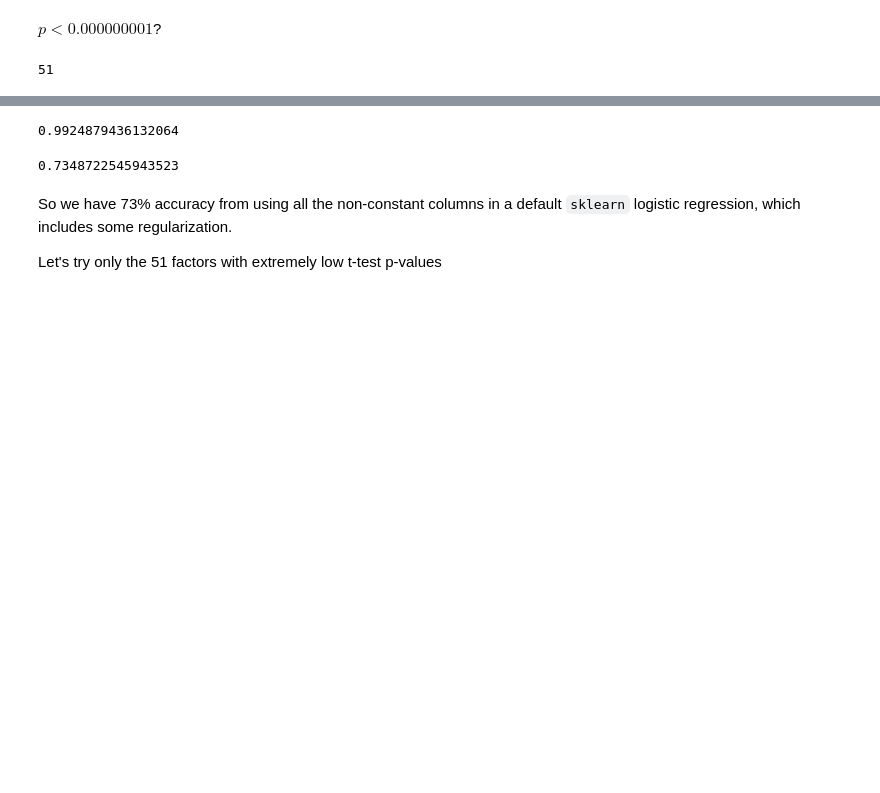
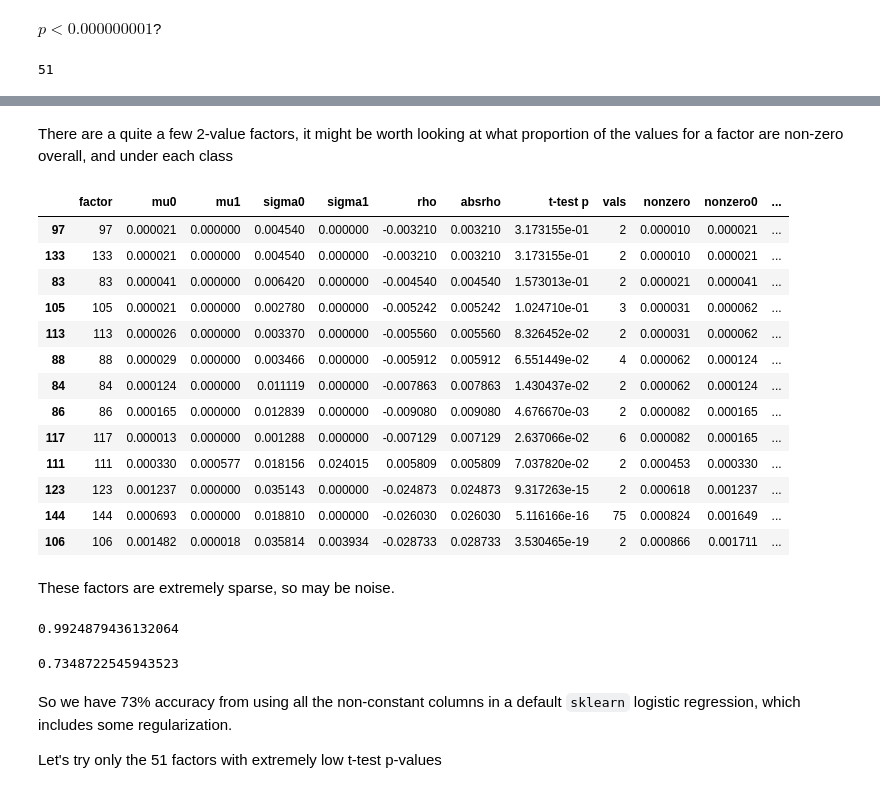
Before and after one commit to AML-Project-Group/impersonation_detection, a Jupyter notebook: feature selection.ipynb, the cells around one changed output, grey strips where cells are left out. Drawn from its saved outputs; the diff is of its cells as text; code cells hidden in the pictures; blank space fills up the shorter version.

```diff
--- a/feature selection.ipynb
+++ b/feature selection.ipynb
@@ -78,0 +139,2 @@ len(factors[factors["t-test p"] < 0.000000001])
+# %%
+factors["vals"] = factors.factor.apply(lambda f: len(train[f].unique()))
@@ -79,3 +161,31 @@ len(factors[factors["t-test p"] < 0.000000001])
+# %% [markdown]
+There are a quite a few 2-value factors, it might be worth looking at what proportion of the values for a factor are non-zero overall, and under each class
+# %%
+l = len(trainX)
+l0 = len(trainX0)
+l1 = len(trainX1)
+factors["nonzero"] = factors.factor.apply(lambda f: len(trainX.loc[trainX[f]!=0])/l)
+factors["nonzero0"] = factors.factor.apply(lambda f: len(trainX0.loc[trainX0[f]!=0])/l0)
+factors["nonzero1"] = factors.factor.apply(lambda f: len(trainX1.loc[trainX1[f]!=0])/l1)
+# %%
+factors.sort_values(by="nonzero").loc[factors["nonzero"]<0.001]
+# %% [output]
+|  | factor | mu0 | mu1 | sigma0 | sigma1 | rho | absrho | t-test p | vals | nonzero | nonzero0 | ... |
+| 97 | 97 | 0.000021 | 0.000000 | 0.004540 | 0.000000 | -0.003210 | 0.003210 | 3.173155e-01 | 2 | 0.000010 | 0.000021 | ... |
+| 133 | 133 | 0.000021 | 0.000000 | 0.004540 | 0.000000 | -0.003210 | 0.003210 | 3.173155e-01 | 2 | 0.000010 | 0.000021 | ... |
+| 83 | 83 | 0.000041 | 0.000000 | 0.006420 | 0.000000 | -0.004540 | 0.004540 | 1.573013e-01 | 2 | 0.000021 | 0.000041 | ... |
+| 105 | 105 | 0.000021 | 0.000000 | 0.002780 | 0.000000 | -0.005242 | 0.005242 | 1.024710e-01 | 3 | 0.000031 | 0.000062 | ... |
+| 113 | 113 | 0.000026 | 0.000000 | 0.003370 | 0.000000 | -0.005560 | 0.005560 | 8.326452e-02 | 2 | 0.000031 | 0.000062 | ... |
+| 88 | 88 | 0.000029 | 0.000000 | 0.003466 | 0.000000 | -0.005912 | 0.005912 | 6.551449e-02 | 4 | 0.000062 | 0.000124 | ... |
+| 84 | 84 | 0.000124 | 0.000000 | 0.011119 | 0.000000 | -0.007863 | 0.007863 | 1.430437e-02 | 2 | 0.000062 | 0.000124 | ... |
+| 86 | 86 | 0.000165 | 0.000000 | 0.012839 | 0.000000 | -0.009080 | 0.009080 | 4.676670e-03 | 2 | 0.000082 | 0.000165 | ... |
+| 117 | 117 | 0.000013 | 0.000000 | 0.001288 | 0.000000 | -0.007129 | 0.007129 | 2.637066e-02 | 6 | 0.000082 | 0.000165 | ... |
+| 111 | 111 | 0.000330 | 0.000577 | 0.018156 | 0.024015 | 0.005809 | 0.005809 | 7.037820e-02 | 2 | 0.000453 | 0.000330 | ... |
+| 123 | 123 | 0.001237 | 0.000000 | 0.035143 | 0.000000 | -0.024873 | 0.024873 | 9.317263e-15 | 2 | 0.000618 | 0.001237 | ... |
+| 144 | 144 | 0.000693 | 0.000000 | 0.018810 | 0.000000 | -0.026030 | 0.026030 | 5.116166e-16 | 75 | 0.000824 | 0.001649 | ... |
+| 106 | 106 | 0.001482 | 0.000018 | 0.035814 | 0.003934 | -0.028733 | 0.028733 | 3.530465e-19 | 2 | 0.000866 | 0.001711 | ... |
+# %% [markdown]
+These factors are extremely sparse, so may be noise.
 # %%
 from sklearn.linear_model import LogisticRegression
 # %%
```
Also changed, not shown: parts of 25 cells of this notebook.
